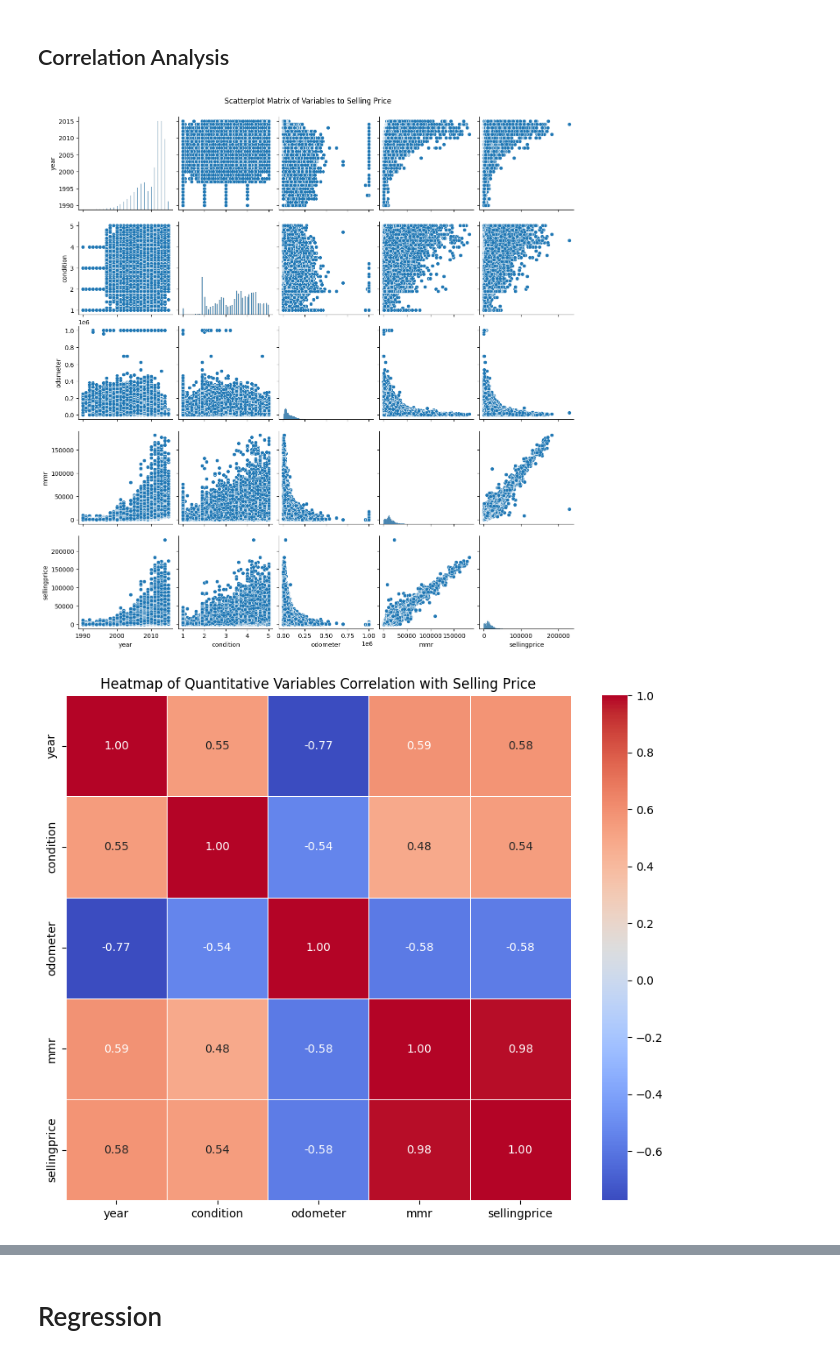
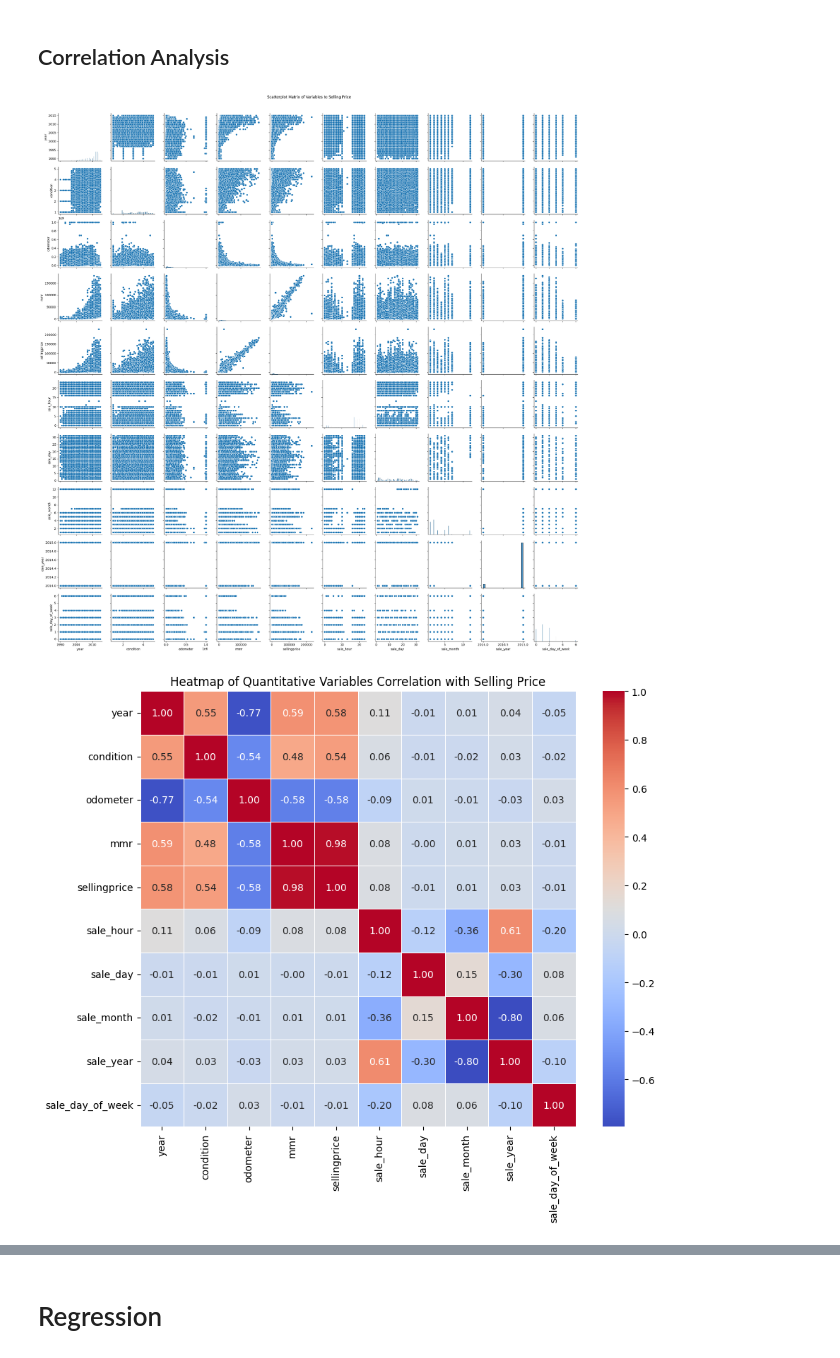
Before and after one commit to jasonzhu03/CS506-Project, a Jupyter notebook: final_project.ipynb, the cells around one changed output, grey strips where cells are left out. Cells and saved outputs as stored; diff of their text form; code cells hidden in the pictures.

Commit message:
added datetime variables

```diff
--- a/final_project.ipynb
+++ b/final_project.ipynb
@@ -234,3 +232,26 @@ brown       7102
 red         1128
 silver      1002
 Name: count, dtype: int64
+# %%
+df['saledate'].to_csv('saledates.txt', header=True)
+
+# Convert the 'salesdate' column to datetime
+df['saledate'] = pd.to_datetime(df['saledate'], utc=True, errors='coerce')
+
+# Verify the conversion
+print("First 5 rows of the saledate column:")
+print(df['saledate'].head())
+
+# Check for any invalid dates (NaT)
+invalid_dates = df['saledate'].isna().sum()
+print(f"Number of invalid dates: {invalid_dates}")
+
+# Create new columns for hour, day, month, year, and day_of_week
+df['sale_hour'] = df['saledate'].dt.hour
+df['sale_day'] = df['saledate'].dt.day
+df['sale_month'] = df['saledate'].dt.month
+df['sale_year'] = df['saledate'].dt.year
+df['sale_day_of_week'] = df['saledate'].dt.dayofweek
+
+# Optionally, check the first few rows to confirm the new columns
+print(df[['saledate', 'sale_hour', 'sale_day', 'sale_month', 'sale_year', 'sale_day_of_week']].head())
@@ -241,7 +280,7 @@ Name: count, dtype: int64
 categorical_features = ['make', 'model', 'trim', 'body', 'grouped_body', 'transmission', 'state', 'color', 'interior']
 
 # List of columns for histograms (numeric columns)
-numeric_features = ['year', 'condition', 'odometer', 'mmr', 'sellingprice']
+numeric_features = ['year', 'condition', 'odometer', 'mmr', 'sellingprice', 'sale_hour', 'sale_day', 'sale_month', 'sale_year', 'sale_day_of_week']
 
 
 # Create bar charts for each categorical column
@@ -284,44 +322,42 @@ for column in numeric_features:
 ## Correlation Analysis
 # %%
 # Select relevant columns (you can adjust this list based on your needs)
-variables_to_plot = ['year', 'condition', 'odometer', 'mmr', 'sellingprice']
-scatter_matrix_data = df[variables_to_plot]
+scatter_matrix_data = df[numeric_features]
 
 # Create a scatterplot matrix (pairplot)
 sns.pairplot(scatter_matrix_data)
 plt.suptitle('Scatterplot Matrix of Variables to Selling Price', y=1.02)  # Adjust the title position
 plt.show()
 
 
 correlation_data = df[numeric_features]
 
 # Calculate the correlation matrix
 correlation_matrix = correlation_data.corr()
 
 # Set up the matplotlib figure
 plt.figure(figsize=(10, 8))
 
 # Create a heatmap
 sns.heatmap(correlation_matrix, annot=True, fmt=".2f", cmap='coolwarm', square=True, cbar=True, linewidths=.5)
 
 # Set the title
 plt.title('Heatmap of Quantitative Variables Correlation with Selling Price')
 plt.show()
 
 
-categorical_features = ['make', 'model', 'trim', 'body', 'grouped_body', 'transmission', 'state', 'color', 'interior']
 
 # Create box plots for each categorical variable against sellingprice
 for column in categorical_features:
     plt.figure(figsize=(12, 6))
     sns.boxplot(x=column, y='sellingprice', data=df)
     plt.title(f'Box Plot of Selling Price by {column}')
     plt.xticks(rotation=45, ha='right')
     plt.tight_layout()
     plt.show()
 # %% [output]
-[figure, old version]
+[figure, new version]
-[figure, old version]
+[figure, new version]
 [figure]
 [figure]
 [figure]
```
Also changed, not shown: parts of 7 cells of this notebook, 1 other file.
